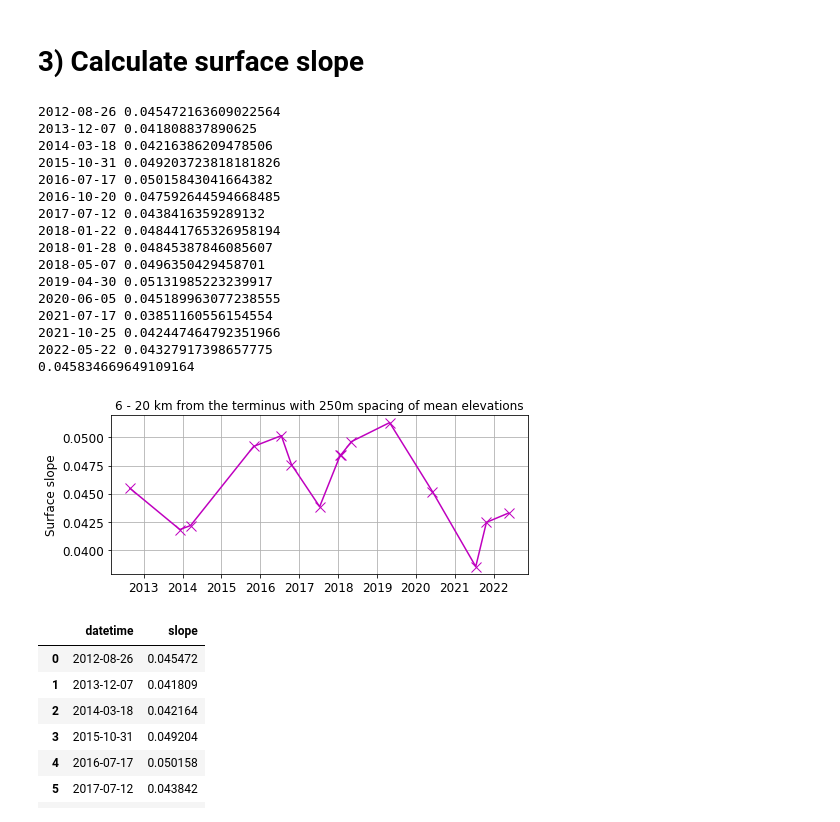
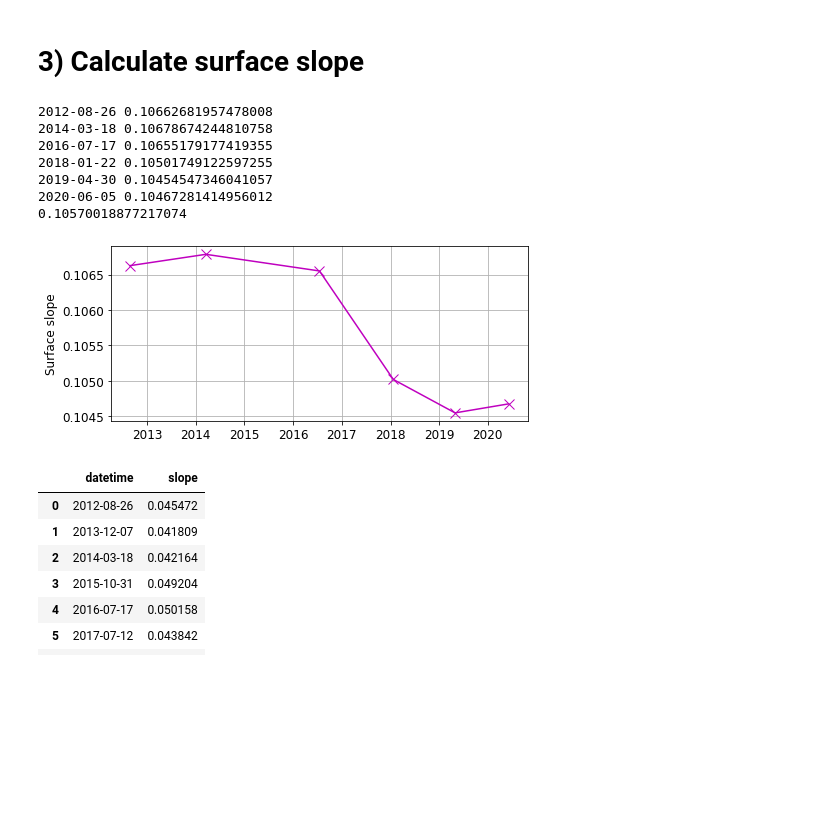
Before and after one commit to jukesliu/TG-surge, a Jupyter notebook: centerline_elevation_processing.ipynb, the cells around one changed output. Drawn from its saved outputs; the diff is of its cells as text; code cells hidden in the pictures; blank space fills up the shorter version.

```diff
--- a/centerline_elevation_processing.ipynb
+++ b/centerline_elevation_processing.ipynb
@@ -272,8 +345,8 @@ dem_outpath = '/Users/jukesliu/Documents/TURNER/DATA/ICE_THICKNESS/surface/cente
 outfigpath = '/Users/jukesliu/Documents/TURNER/DATA/figures/'
 filelist = os.listdir(dem_outpath); filelist.sort()
 # spatial extent for calculation of surface slope [km from terminus]:
-EXTENT_START = 6
-EXTENT_END = 20
+EXTENT_START = 22
+EXTENT_END = 30
 ###################
 
 # plot fontsize and colors
@@ -284,64 +357,58 @@ col_count = 0
 date_list = []; slopes = []
 for elevprofile in filelist:
     if elevprofile.startswith('centerline_n_250m') and elevprofile.endswith('.csv') and '20' in elevprofile:
         elev_df = pd.read_csv(dem_outpath+elevprofile)
         ds = elevprofile.split('_')[-1][:-4]
 
         if 'me' in ds or 'xx' in ds:
             day = '15' # replace the day with a generic half point in the month
         else:
             day = ds[6:8]
         ds_leg = ds[0:4]+'-'+ds[4:6]+'-'+day
 
         # EVALUATE SURFACE SLOPE AND PLOT
-        if ds_leg != '2018-01-17' and ds_leg != '2018-01-15' and not ds_leg.startswith('2022-04')  and not ds_leg.startswith('2022-02') and ds_leg !='2016-10-19': # incomplete
-            surface_slope_df = elev_df[(elev_df.dist_m > EXTENT_START*1000)
-                                       & (elev_df.dist_m < EXTENT_END*1000)] # between 1 and 16 km
-            nanmask = ~np.isnan(surface_slope_df.mean_elev)
+#         if True:
+        if ds_leg != '2015-10-31' and ds_leg != '2018-05-07' and ds_leg != '2013-12-07': # only for upper glacier
+            if ds_leg != '2018-01-17' and ds_leg != '2018-01-15' and not ds_leg.startswith('2022-04')  and not ds_leg.startswith('2022-02') and ds_leg !='2016-10-19' and ds_leg != '2018-01-28': # incomplete
+                surface_slope_df = elev_df[(elev_df.dist_m > EXTENT_START*1000)
+                                           & (elev_df.dist_m < EXTENT_END*1000)] # between 1 and 16 km
+                nanmask = ~np.isnan(surface_slope_df.mean_elev)
 
-            if len(surface_slope_df.mean_elev[nanmask]) == 0:
-                continue
+                if len(surface_slope_df.mean_elev[nanmask]) == 0:
+                    continue
 
-            slope, intercept, r, p, std_err = stats.linregress(surface_slope_df.dist_m[nanmask],
-                                                               surface_slope_df.mean_elev[nanmask])
-            print(ds_leg, slope)
-            slopes.append(slope)
-            date_list.append(ds_leg)
+                slope, intercept, r, p, std_err = stats.linregress(surface_slope_df.dist_m[nanmask],
+                                                                   surface_slope_df.mean_elev[nanmask])
+                print(ds_leg, slope)
+                slopes.append(slope)
+                date_list.append(ds_leg)
 
-        col_count+=1
+            col_count+=1
 
 plt.figure(figsize=(7,3))
 plt.plot(pd.to_datetime(date_list), slopes, 'mx-', markersize=10)
 plt.ylabel('Surface slope', fontsize=fs)
-plt.title(str(EXTENT_START)+' - '+str(EXTENT_END)+' km from the terminus with 250m spacing of mean elevations')
+# plt.ylim(0.044, 0 .075)
+# plt.title(str(EXTENT_START)+' - '+str(EXTENT_END)+' km from the terminus with 250m spacing of mean elevations')
 plt.grid()
 plt.tick_params(labelsize=fs)
 plt.tight_layout()
 
 ss_df = pd.DataFrame(list(zip(date_list, slopes)), columns=['datetime','slope'])
-# ss_df.to_csv(outfigpath+'surface_slopes_0to7km.csv')
+ss_df.to_csv(outfigpath+'surface_slopes_'+str(EXTENT_START)+'to'+str(EXTENT_END)+'km.csv')
 
 print(np.nanmean(slopes))
 
 plt.show()
 # %% [output]
-2012-08-26 0.045472163609022564
-2013-12-07 0.041808837890625
-2014-03-18 0.04216386209478506
-2015-10-31 0.049203723818181826
-2016-07-17 0.05015843041664382
-2016-10-20 0.047592644594668485
-2017-07-12 0.0438416359289132
-2018-01-22 0.048441765326958194
-2018-01-28 0.04845387846085607
-2018-05-07 0.0496350429458701
-2019-04-30 0.05131985223239917
-2020-06-05 0.045189963077238555
-2021-07-17 0.03851160556154554
-2021-10-25 0.042447464792351966
-2022-05-22 0.04327917398657775
-0.045834669649109164
+2012-08-26 0.10662681957478008
+2014-03-18 0.10678674244810758
+2016-07-17 0.10655179177419355
+2018-01-22 0.10501749122597255
+2019-04-30 0.10454547346041057
+2020-06-05 0.10467281414956012
+0.10570018877217074
-[figure, old version]
+[figure, new version]
 # %%
 ss_df
 # %% [output]
```
Also changed, not shown: parts of 20 cells of this notebook, 4 other files.
